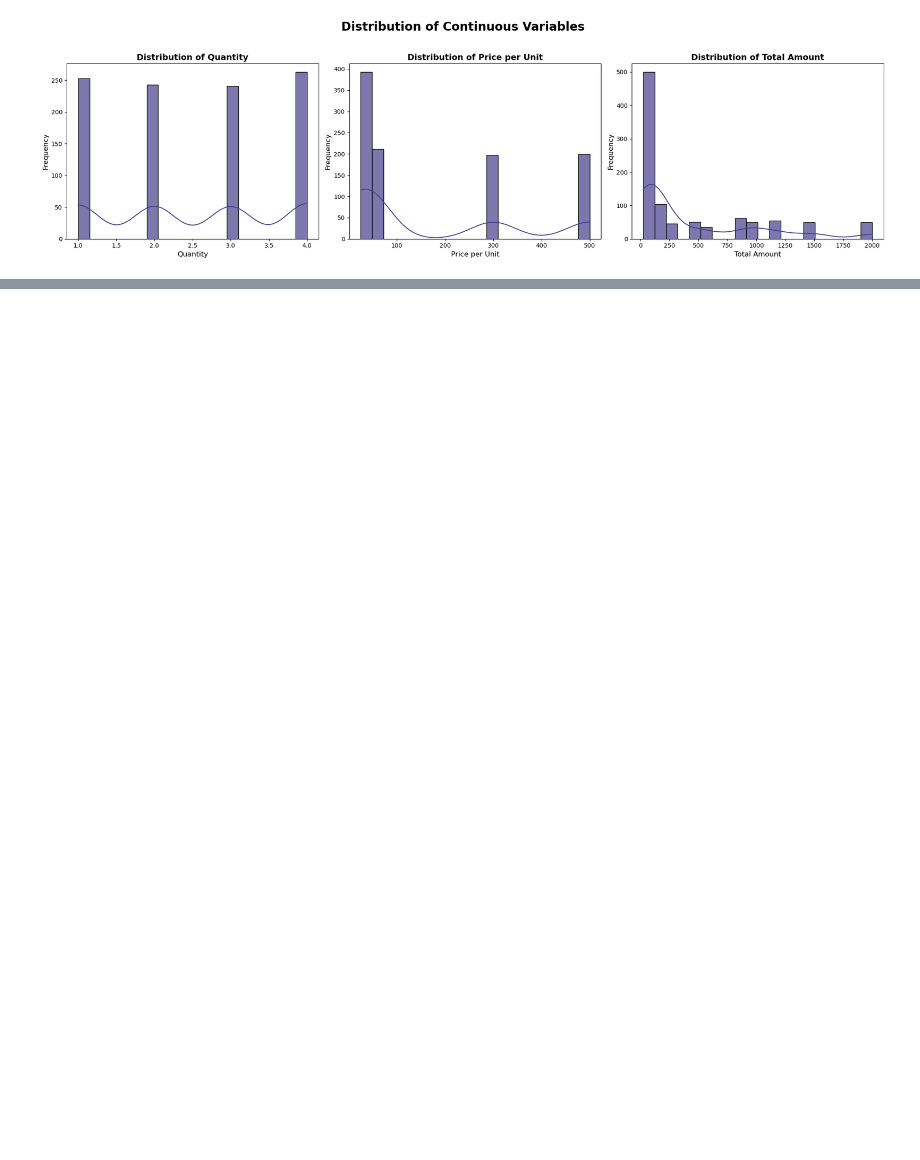
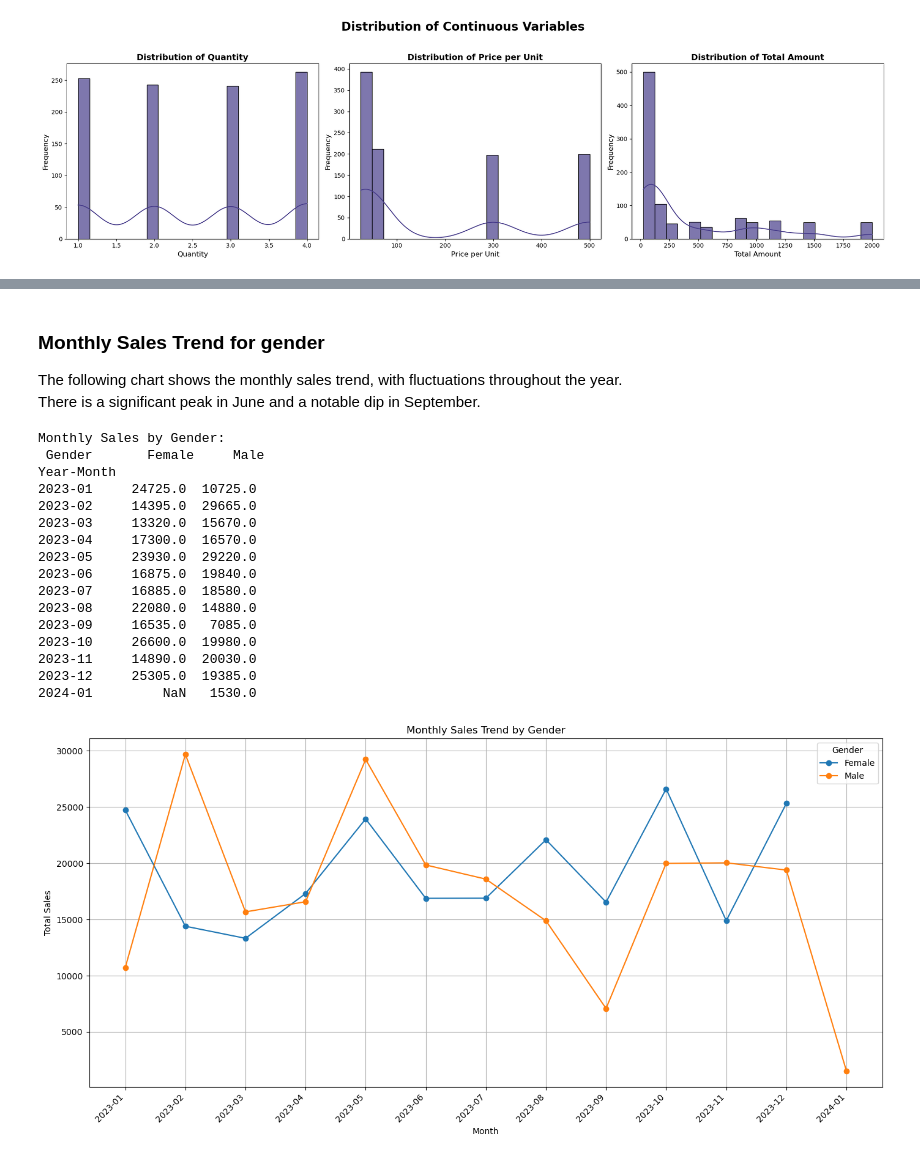
Before and after one commit to AbrahimSA/Retail_Sales, a Jupyter notebook: 1_EDA.ipynb, the cells around one changed output, grey strips where cells are left out. Cells and saved outputs as stored; diff of their text form; code cells hidden in the pictures; blank space fills up the shorter version.

```diff
--- a/1_EDA.ipynb
+++ b/1_EDA.ipynb
@@ -633,0 +694,50 @@ plt.show()
+# %% [markdown]
+<h3> Monthly Sales Trend for gender   </h3>
+ The following chart shows the monthly sales trend, with fluctuations throughout the year. <br> There is a significant peak in June and a notable dip in September.
+# %%
+# Ensure 'Date' column is in datetime format
+df['Date'] = pd.to_datetime(df['Date'], errors='coerce')
+
+# Extract Year-Month for grouping
+df["Year-Month"] = df["Date"].dt.to_period("M")
+
+# Calculate Monthly Sales by Gender
+monthly_sales_gender = df.groupby(['Year-Month', 'Gender'])['Total Amount'].sum().unstack()
+
+# Print the monthly sales by gender
+print("\nMonthly Sales by Gender:\n", monthly_sales_gender)
+
+# Visualizations
+plt.figure(figsize=(14, 7))
+
+# Plotting the line chart for each gender
+for gender in monthly_sales_gender.columns:
+    plt.plot(monthly_sales_gender.index.astype(str), monthly_sales_gender[gender], marker='o', label=gender)
+
+plt.title("Monthly Sales Trend by Gender")
+plt.xlabel("Month")
+plt.ylabel("Total Sales")
+plt.xticks(rotation=45, ha='right')
+plt.legend(title="Gender")
+plt.grid(True)
+plt.tight_layout()
+
+plt.show()
+# %% [output]
+Monthly Sales by Gender:
+ Gender       Female     Male
+Year-Month
+2023-01     24725.0  10725.0
+2023-02     14395.0  29665.0
+2023-03     13320.0  15670.0
+2023-04     17300.0  16570.0
+2023-05     23930.0  29220.0
+2023-06     16875.0  19840.0
+2023-07     16885.0  18580.0
+2023-08     22080.0  14880.0
+2023-09     16535.0   7085.0
+2023-10     26600.0  19980.0
+2023-11     14890.0  20030.0
+2023-12     25305.0  19385.0
+2024-01         NaN   1530.0
+[figure, added]
```
Also changed, not shown: parts of 32 cells of this notebook, 3 other files.
